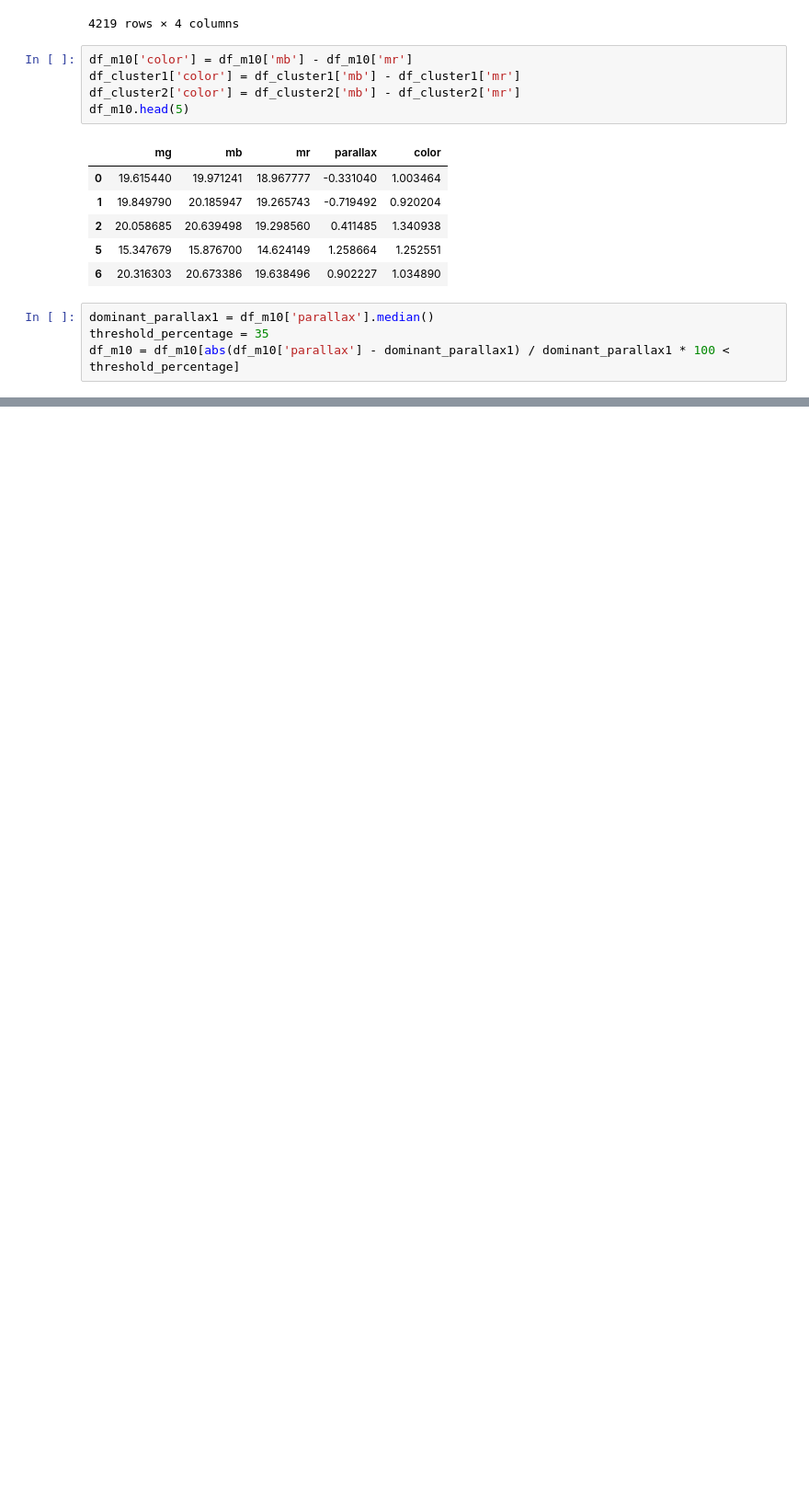
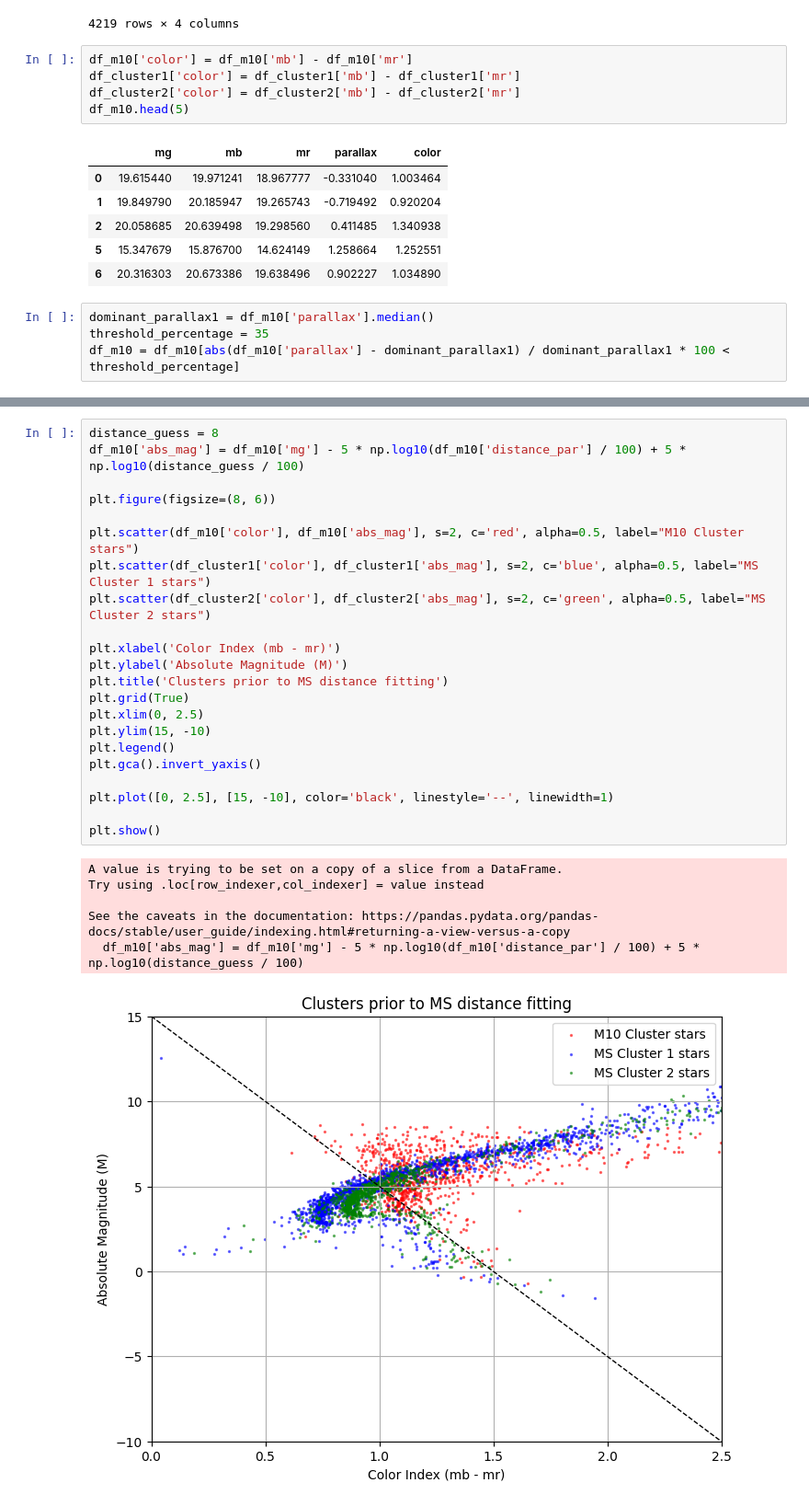
Before and after one commit to Pmcslarrow/FinalCosmos, a Jupyter notebook: cluster.ipynb, the cells around one changed output, grey strips where cells are left out. Shown: that part at 92% size. Drawn from its saved outputs; the diff is of its cells as text; blank space fills up the shorter version.

```diff
--- a/cluster.ipynb
+++ b/cluster.ipynb
@@ -118,0 +122,29 @@ plt.show()
+# %%
+distance_guess = 8
+df_m10['abs_mag'] = df_m10['mg'] - 5 * np.log10(df_m10['distance_par'] / 100) + 5 * np.log10(distance_guess / 100)
+
+plt.figure(figsize=(8, 6))
+
+plt.scatter(df_m10['color'], df_m10['abs_mag'], s=2, c='red', alpha=0.5, label="M10 Cluster stars")
+plt.scatter(df_cluster1['color'], df_cluster1['abs_mag'], s=2, c='blue', alpha=0.5, label="MS Cluster 1 stars")
+plt.scatter(df_cluster2['color'], df_cluster2['abs_mag'], s=2, c='green', alpha=0.5, label="MS Cluster 2 stars")
+
+plt.xlabel('Color Index (mb - mr)')
+plt.ylabel('Absolute Magnitude (M)')
+plt.title('Clusters prior to MS distance fitting')
+plt.grid(True)
+plt.xlim(0, 2.5)
+plt.ylim(15, -10)
+plt.legend()
+plt.gca().invert_yaxis()
+
+plt.plot([0, 2.5], [15, -10], color='black', linestyle='--', linewidth=1)
+
+plt.show()
+# %% [output]
+A value is trying to be set on a copy of a slice from a DataFrame.
+Try using .loc[row_indexer,col_indexer] = value instead
+
+See the caveats in the documentation: https://pandas.pydata.org/pandas-docs/stable/user_guide/indexing.html#returning-a-view-versus-a-copy
+  df_m10['abs_mag'] = df_m10['mg'] - 5 * np.log10(df_m10['distance_par'] / 100) + 5 * np.log10(distance_guess / 100)
+[figure, added]
```
Also changed, not shown: parts of 4 cells of this notebook, 1 other file.
